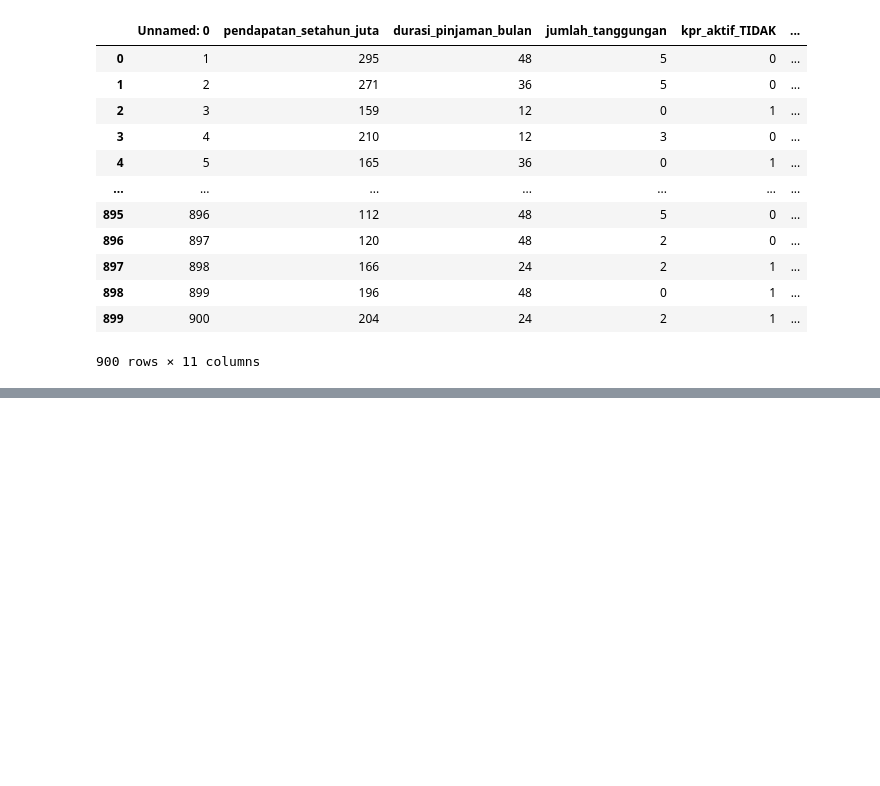
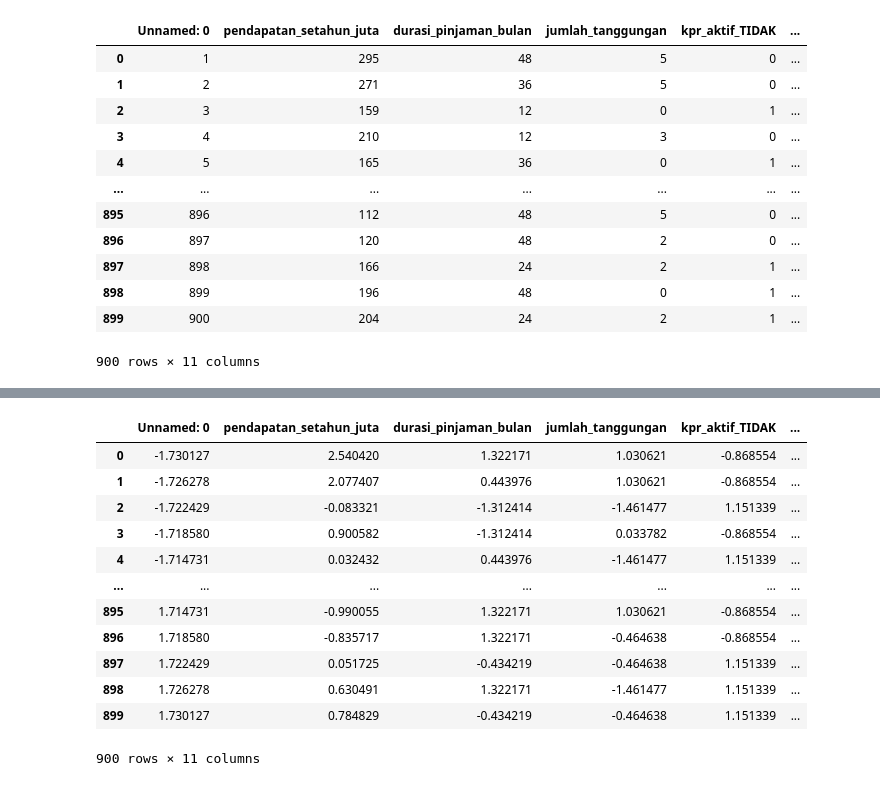
Before and after one commit to HambaliFitrianto/datamining, a Jupyter notebook: _sources/Categorical to numeric.ipynb, the cells around one changed output, grey strips where cells are left out. Drawn from its saved outputs; the diff is of its cells as text; code cells hidden in the pictures; blank space fills up the shorter version.

```diff
--- a/_sources/Categorical to numeric.ipynb
+++ b/_sources/Categorical to numeric.ipynb
@@ -177,0 +205,8 @@ pd.DataFrame(hasil,columns=namaFitur)
+# %%
+# Z Score atau StandardScaler
+from sklearn.preprocessing import StandardScaler
+scaler = StandardScaler()
+model = (scaler.fit(normalisasi_data))
+data_mean = (scaler.mean_)
+scale_data = (scaler.transform(normalisasi_data))
+print(scale_data)
@@ -177,0 +227,17 @@ pd.DataFrame(hasil,columns=namaFitur)
+# %%
+data_ZScale = pd.DataFrame(scale_data, columns=normalisasi_data.columns.values)
+data_ZScale
+# %% [output]
+|  | Unnamed: 0 | pendapatan_setahun_juta | durasi_pinjaman_bulan | jumlah_tanggungan | kpr_aktif_TIDAK | ... |
+| 0 | -1.730127 | 2.540420 | 1.322171 | 1.030621 | -0.868554 | ... |
+| 1 | -1.726278 | 2.077407 | 0.443976 | 1.030621 | -0.868554 | ... |
+| 2 | -1.722429 | -0.083321 | -1.312414 | -1.461477 | 1.151339 | ... |
+| 3 | -1.718580 | 0.900582 | -1.312414 | 0.033782 | -0.868554 | ... |
+| 4 | -1.714731 | 0.032432 | 0.443976 | -1.461477 | 1.151339 | ... |
+| ... | ... | ... | ... | ... | ... | ... |
+| 895 | 1.714731 | -0.990055 | 1.322171 | 1.030621 | -0.868554 | ... |
+| 896 | 1.718580 | -0.835717 | 1.322171 | -0.464638 | -0.868554 | ... |
+| 897 | 1.722429 | 0.051725 | -0.434219 | -0.464638 | 1.151339 | ... |
+| 898 | 1.726278 | 0.630491 | 1.322171 | -1.461477 | 1.151339 | ... |
+| 899 | 1.730127 | 0.784829 | -0.434219 | -0.464638 | 1.151339 | ... |
+900 rows × 11 columns
```
Also changed, not shown: parts of 12 cells of this notebook, 2 other files.
